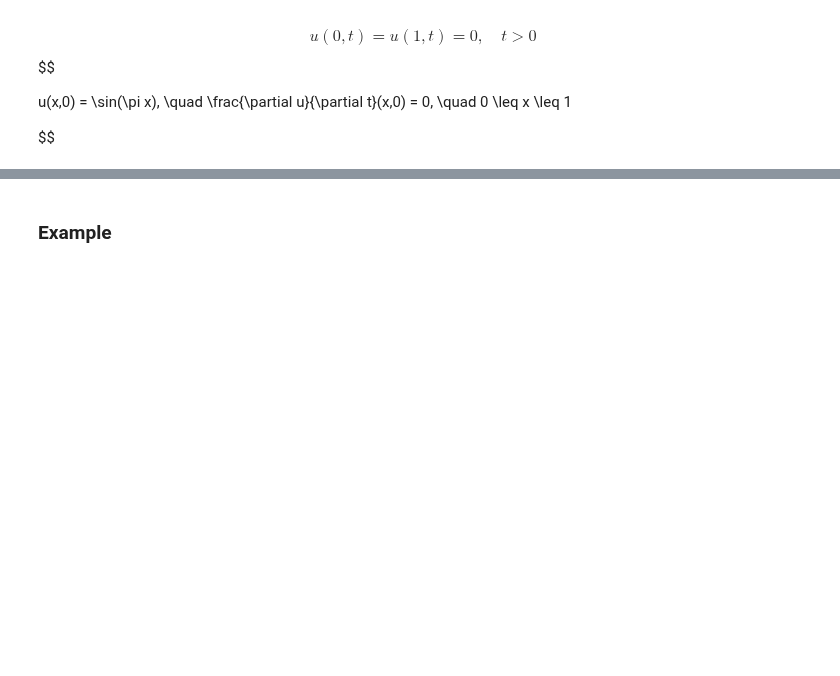
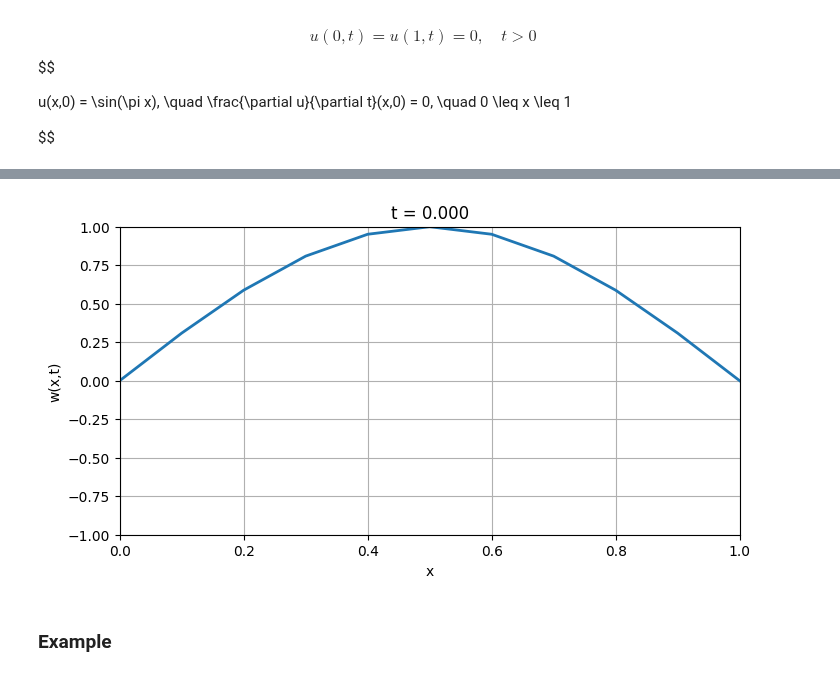
Before and after one commit to weldersalvador/Numerical-analysis-Python, a Jupyter notebook: Partial_Differential_Equations/Hiperbolic PDEs/wave_equation.ipynb, the cells around one changed output, grey strips where cells are left out. Saved outputs shown, nothing was run; the diff lists cells and outputs as text; code cells hidden in the pictures; blank space fills up the shorter version.

```diff
--- a/Partial_Differential_Equations/Hiperbolic PDEs/wave_equation.ipynb
+++ b/Partial_Differential_Equations/Hiperbolic PDEs/wave_equation.ipynb
@@ -5,3 +5,37 @@ import matplotlib.animation as animation
+# %%
+def animation(x,t,w,l,T,k):
+    fig, ax = plt.subplots(figsize=(8,4))
+    linha, = ax.plot(x, w[:,0], lw=2)
+    plt.grid()
+    ax.set_xlim(0, l)
+    ax.set_ylim(np.min(w), np.max(w))
+
+    ax.set_xlabel("x")
+    ax.set_ylabel("w(x,t)")
+
+    def update(frame):
+
+        linha.set_ydata(w[:,frame])
+
+        ax.set_title(f"t = {t[frame]:.3f}")
+
+        return linha,
+
+    ani = FuncAnimation(
+        fig,
+        update,
+        frames= round(T/k) + 1,
+        interval=20,
+        blit=True
+    )
+
+    plt.show()
+
+    ani.save(
+        "wave.gif",
+        writer="pillow",
+        fps=30
+    )
 # %%
 def plot_3d(x, t, w):
     x_valores = x
@@ -131,3 +165,7 @@ plot_3d(x,t,w)
+# %%
+animation(x,t,w,1,2,0.05)
+# %% [output]
+[figure, added]
 # %% [markdown]
 ### Example
 # %% [markdown]
```
Also changed, not shown: parts of 5 cells of this notebook, 1 other file.
